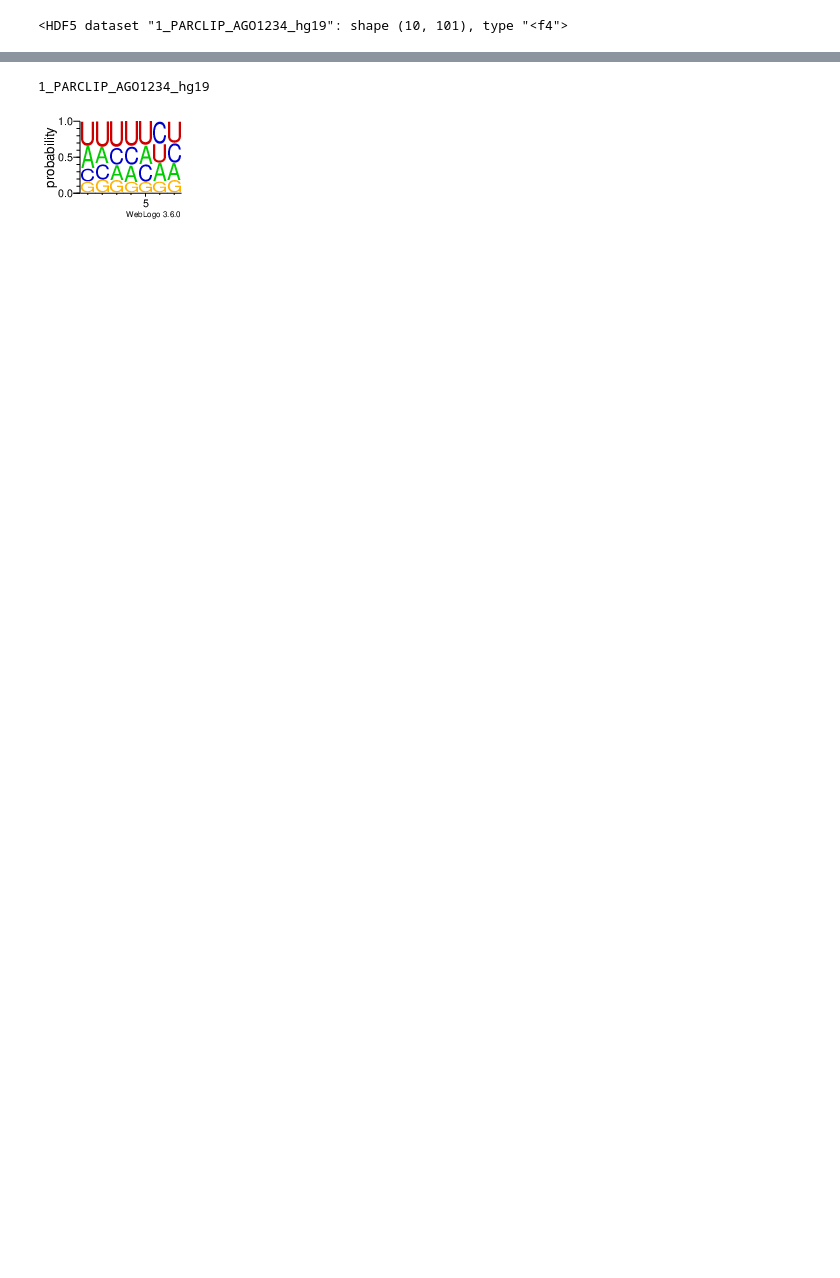
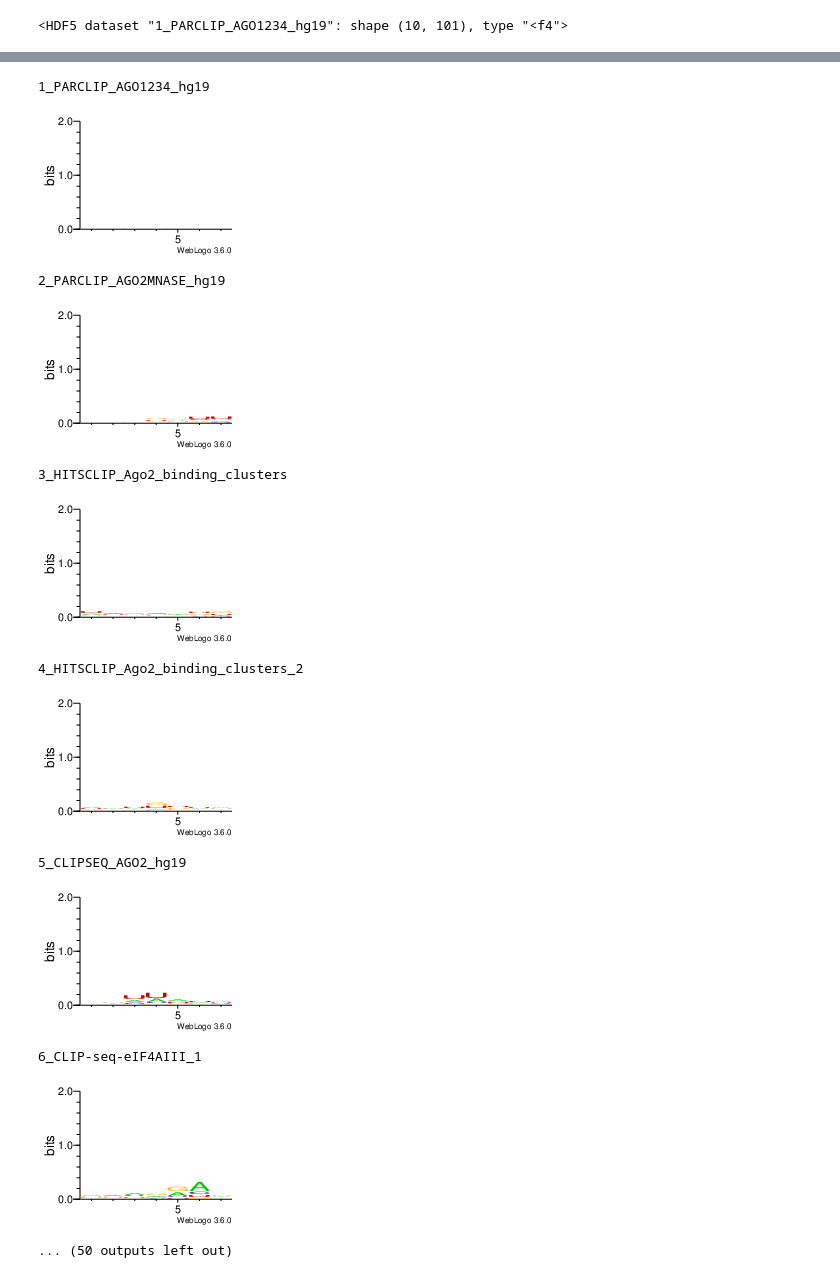
Before and after one commit to AnzeLovse/mcBind, a Jupyter notebook: saliency_visualization.ipynb, the cells around one changed output, grey strips where cells are left out. Drawn from its saved outputs; the diff is of its cells as text; code cells hidden in the pictures; blank space fills up the shorter version.

```diff
--- a/saliency_visualization.ipynb
+++ b/saliency_visualization.ipynb
@@ -445,9 +443,3 @@ for example, seed_input in enumerate(positive_samples):
 
     print('{} function took {} s'.format(example, (time2-time1)))
     gc.collect()
-# %%
-with h5py.File("results/set_0/test", "r") as f:
-    dset = f[protein]
-    for i, entry in enumerate(dset):
-        plt.imshow(entry.reshape((1, -1)), aspect='auto', cmap='jet', interpolation='nearest')
-        plt.show()
@@ -455,0 +446,14 @@ with h5py.File("results/set_0/test", "r") as f:
+# %%
+import h5py
+# protein = "17_ICLIP_HNRNPC_hg19"
+for protein in protein_list:
+    with h5py.File("results/set_0/{}/saliency.h5".format(protein), "r") as f:
+        dset = f[protein]
+        plt.plot(np.arange(-50,51),sum(dset))
+        plt.show()
+#     for i, entry in enumerate(dset):
+#         plt.plot(np.arange(-50,51), entry)
+#         plt.xlabel('Position relative to cross-link site')
+#         plt.ylabel('Normalized influence on the score')
+#         plt.show()
+#     sum(dset)
@@ -538,15 +559,26 @@ with h5py.File("results/set_0/test", "r") as f:
 # %%
 import os
 from IPython.display import display, Image
 
-protein_list = ["1_PARCLIP_AGO1234_hg19"]#, "2_PARCLIP_AGO2MNASE_hg19","3_HITSCLIP_Ago2_binding_clusters","4_HITSCLIP_Ago2_binding_clusters_2","5_CLIPSEQ_AGO2_hg19", "6_CLIP-seq-eIF4AIII_1","7_CLIP-seq-eIF4AIII_2","8_PARCLIP_ELAVL1_hg19","9_PARCLIP_ELAVL1MNASE_hg19", "10_PARCLIP_ELAVL1A_hg19", "10_PARCLIP_ELAVL1A_hg19", "12_PARCLIP_EWSR1_hg19", "13_PARCLIP_FUS_hg19", "14_PARCLIP_FUS_mut_hg19", "15_PARCLIP_IGF2BP123_hg19", "16_ICLIP_hnRNPC_Hela_iCLIP_all_clusters", "17_ICLIP_HNRNPC_hg19", "18_ICLIP_hnRNPL_Hela_group_3975_all-hnRNPL-Hela-hg19_sum_G_hg19--ensembl59_from_2337-2339-741_bedGraph-cDNA-hits-in-genome", "19_ICLIP_hnRNPL_U266_group_3986_all-hnRNPL-U266-hg19_sum_G_hg19--ensembl59_from_2485_bedGraph-cDNA-hits-in-genome", "20_ICLIP_hnRNPlike_U266_group_4000_all-hnRNPLlike-U266-hg19_sum_G_hg19--ensembl59_from_2342-2486_bedGraph-cDNA-hits-in-genome", "21_PARCLIP_MOV10_Sievers_hg19", "22_ICLIP_NSUN2_293_group_4007_all-NSUN2-293-hg19_sum_G_hg19--ensembl59_from_3137-3202_bedGraph-cDNA-hits-in-genome", "23_PARCLIP_PUM2_hg19", "24_PARCLIP_QKI_hg19", "25_CLIPSEQ_SFRS1_hg19","26_PARCLIP_TAF15_hg19", "27_ICLIP_TDP43_hg19", "28_ICLIP_TIA1_hg19", "29_ICLIP_TIAL1_hg19", "30_ICLIP_U2AF65_Hela_iCLIP_ctrl_all_clusters", "31_ICLIP_U2AF65_Hela_iCLIP_ctrl+kd_all_clusters"]
-
-for training_set_number in range (1):
-    for protein in protein_list:
-        print (protein)
-        cmd = ("weblogo -f results/set_%s/%s/saliency_motifs.txt -D table -F png -o results/set_%s/%s/saliency.png --errorbars NO --show-xaxis YES --show-yaxis YES -U probability -A rna --composition none --color '#00CC00' 'A' 'A' --color '#0000CC' 'C' 'C' --color '#FFB300' 'G' 'G' --color '#CC0000' 'U' 'U'" % (training_set_number, protein, training_set_number, protein))
-        os.system(cmd)
-        display(Image('results/set_%s/%s/saliency.png' % (training_set_number, protein)))
+protein_list = ["1_PARCLIP_AGO1234_hg19", "2_PARCLIP_AGO2MNASE_hg19","3_HITSCLIP_Ago2_binding_clusters","4_HITSCLIP_Ago2_binding_clusters_2","5_CLIPSEQ_AGO2_hg19", "6_CLIP-seq-eIF4AIII_1","7_CLIP-seq-eIF4AIII_2","8_PARCLIP_ELAVL1_hg19","9_PARCLIP_ELAVL1MNASE_hg19", "10_PARCLIP_ELAVL1A_hg19", "10_PARCLIP_ELAVL1A_hg19", "12_PARCLIP_EWSR1_hg19", "13_PARCLIP_FUS_hg19", "14_PARCLIP_FUS_mut_hg19", "15_PARCLIP_IGF2BP123_hg19", "16_ICLIP_hnRNPC_Hela_iCLIP_all_clusters", "17_ICLIP_HNRNPC_hg19", "18_ICLIP_hnRNPL_Hela_group_3975_all-hnRNPL-Hela-hg19_sum_G_hg19--ensembl59_from_2337-2339-741_bedGraph-cDNA-hits-in-genome", "19_ICLIP_hnRNPL_U266_group_3986_all-hnRNPL-U266-hg19_sum_G_hg19--ensembl59_from_2485_bedGraph-cDNA-hits-in-genome", "20_ICLIP_hnRNPlike_U266_group_4000_all-hnRNPLlike-U266-hg19_sum_G_hg19--ensembl59_from_2342-2486_bedGraph-cDNA-hits-in-genome", "21_PARCLIP_MOV10_Sievers_hg19", "22_ICLIP_NSUN2_293_group_4007_all-NSUN2-293-hg19_sum_G_hg19--ensembl59_from_3137-3202_bedGraph-cDNA-hits-in-genome", "23_PARCLIP_PUM2_hg19", "24_PARCLIP_QKI_hg19", "25_CLIPSEQ_SFRS1_hg19","26_PARCLIP_TAF15_hg19", "27_ICLIP_TDP43_hg19", "28_ICLIP_TIA1_hg19", "29_ICLIP_TIAL1_hg19", "30_ICLIP_U2AF65_Hela_iCLIP_ctrl_all_clusters", "31_ICLIP_U2AF65_Hela_iCLIP_ctrl+kd_all_clusters"]
+training_set_number = 0
+for protein in protein_list:
+            print (protein)
+            cmd = ("weblogo -f results/set_%s/%s/saliency_motifs.txt -D table -F png -o results/set_%s/%s/saliency.png --errorbars NO --show-xaxis YES --show-yaxis YES --size large -A rna --composition none --color '#00CC00' 'A' 'A' --color '#0000CC' 'C' 'C' --color '#FFB300' 'G' 'G' --color '#CC0000' 'U' 'U'" % (training_set_number, protein, training_set_number, protein))
+#             cmd = ("weblogo -f results/set_%s/%s/saliency_motifs.txt -D table -F png -o results/set_%s/%s/saliency.png --errorbars NO --show-xaxis YES --show-yaxis YES -S 0.1 -A rna --composition none --color '#00CC00' 'A' 'A' --color '#0000CC' 'C' 'C' --color '#FFB300' 'G' 'G' --color '#CC0000' 'U' 'U'" % (training_set_number, protein, training_set_number, protein))
+            os.system(cmd)
+            display(Image('results/set_%s/%s/saliency.png' % (training_set_number, protein)))
 # %% [output]
 1_PARCLIP_AGO1234_hg19
-[figure, old version]
+[figure, new version]
+2_PARCLIP_AGO2MNASE_hg19
+[figure, added]
+3_HITSCLIP_Ago2_binding_clusters
+[figure, added]
+4_HITSCLIP_Ago2_binding_clusters_2
+[figure, added]
+5_CLIPSEQ_AGO2_hg19
+[figure, added]
+6_CLIP-seq-eIF4AIII_1
+[figure, added]
+... (50 outputs left out)
```
Also changed, not shown: parts of 6 cells of this notebook, 27 other files.
